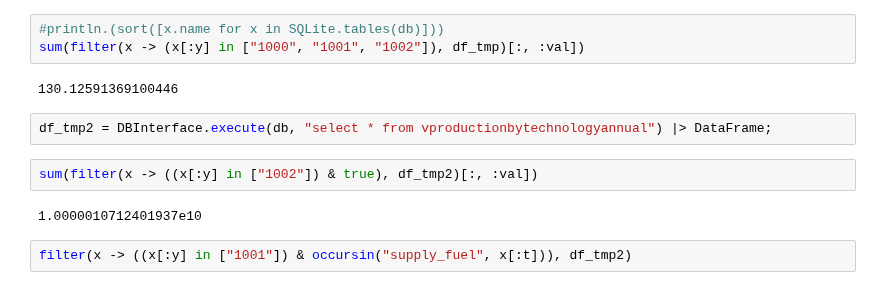
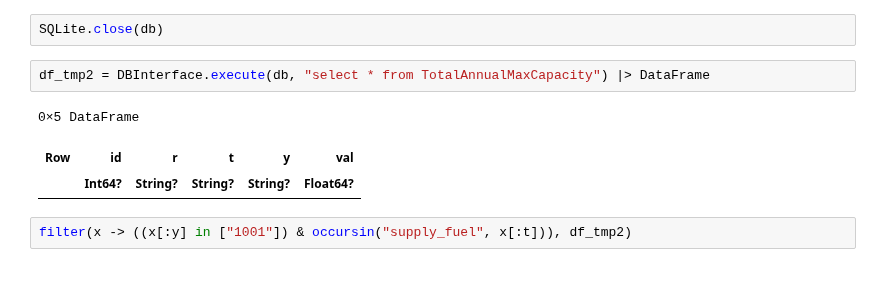
Before and after one commit to jcsyme/sisepuede, a Jupyter notebook: julia/nemomod_work_1.8.2.ipynb, the cells around one changed output. Cells and saved outputs as stored; diff of their text form.

```diff
--- a/julia/nemomod_work_1.8.2.ipynb
+++ b/julia/nemomod_work_1.8.2.ipynb
@@ -150,14 +250,11 @@ OPTIMAL::TerminationStatusCode = 1
-# %%
-#println.(sort([x.name for x in SQLite.tables(db)]))
-sum(filter(x -> (x[:y] in ["1000", "1001", "1002"]), df_tmp)[:, :val])
-# %% [output]
-130.12591369100446
+# %%
+SQLite.close(db)
 # %%
-df_tmp2 = DBInterface.execute(db, "select * from vproductionbytechnologyannual") |> DataFrame;
+df_tmp2 = DBInterface.execute(db, "select * from TotalAnnualMaxCapacity") |> DataFrame
+# %% [output]
+0×5 DataFrame
+| Row | id | r | t | y | val |
+|  | Int64? | String? | String? | String? | Float64? |
-# %%
-sum(filter(x -> ((x[:y] in ["1002"]) & true), df_tmp2)[:, :val])
-# %% [output]
-1.0000010712401937e10
 # %%
 filter(x -> ((x[:y] in ["1001"]) & occursin("supply_fuel", x[:t])), df_tmp2)
 # %% [output]
```
Also changed, not shown: parts of 16 cells of this notebook, 1 other file.
